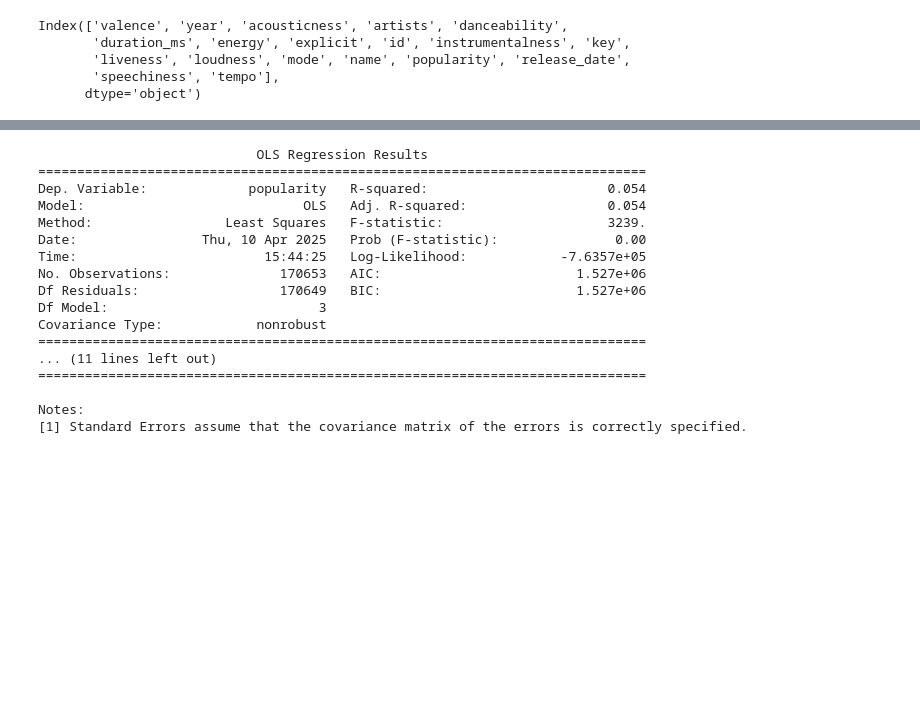
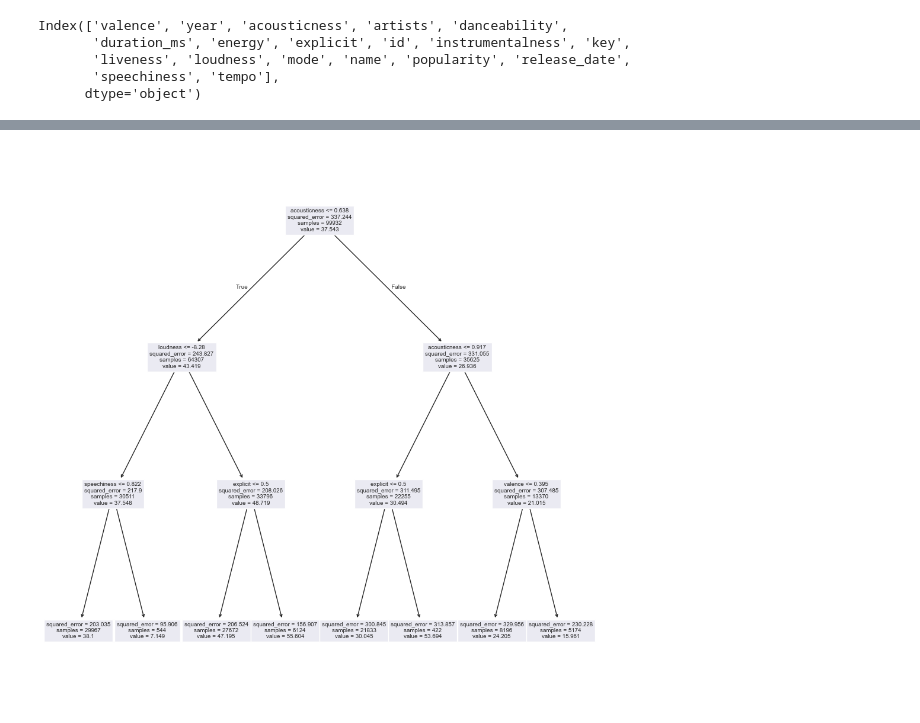
Before and after one commit to CameronOldweiler/DataProjects, a Jupyter notebook: Project2.ipynb, the cells around one changed output, grey strips where cells are left out. Cells and saved outputs as stored; diff of their text form; code cells hidden in the pictures; blank space fills up the shorter version.

```diff
--- a/Project2.ipynb
+++ b/Project2.ipynb
@@ -61,24 +59,0 @@ X = sm.add_constant(X)
-# %%
-# Create our training dataset and our test dataset splits
-X_train, X_test, y_train, y_test = train_test_split(X, y, test_size = 0.2, random_state = 7)
-
-# Creates our model based on the data in the training dataset
-model = sm.OLS(y_train, X_train).fit()
-
-# Runs the predictions from our model created on the training set on the test set
-predictions = model.predict(X_test)
-
-# Computes the MSE for our predictions
-mse = mean_squared_error(y_test, predictions)
-
-# Computes the RSE for our predictions
-n = len(y_test)
-p = X_train.shape[1] - 1
-rse = np.sqrt(mse * n / (n - p - 1))
-
-# Computes the R-squared for our predictions
-r_squared = r2_score(y_test, predictions)
-
-print(f'Test MSE: {mse:.3f}')
-print(f'RSE: {rse:.3f}')
-print(f'R-Squared: {r_squared:.3f}')
@@ -116,21 +60,11 @@ Best model: X3
-# %%
-model2 = sm.OLS(y, sm.add_constant(bestX)).fit()
-print(model2.summary())
-# %% [output]
-                            OLS Regression Results
-==============================================================================
-Dep. Variable:             popularity   R-squared:                       0.054
-Model:                            OLS   Adj. R-squared:                  0.054
-Method:                 Least Squares   F-statistic:                     3239.
-Date:                Thu, 10 Apr 2025   Prob (F-statistic):               0.00
-Time:                        15:44:25   Log-Likelihood:            -7.6357e+05
-No. Observations:              170653   AIC:                         1.527e+06
-Df Residuals:                  170649   BIC:                         1.527e+06
-Df Model:                           3
-Covariance Type:            nonrobust
-==============================================================================
-... (11 lines left out)
-==============================================================================
-
-Notes:
-[1] Standard Errors assume that the covariance matrix of the errors is correctly specified.
+# %%
+# Find indices where popularity is zero
+indices_to_drop = Spotify[Spotify['popularity'] == 0].index
+
+# Drop those rows
+Spotify.drop(indices_to_drop, inplace=True)
+# %%
+model = MS(Spotify.columns.drop(['year', 'artists', 'duration_ms', 'id', 'name', 'release_date', 'popularity']), intercept = False)
+D = model.fit_transform(Spotify)
+feature_names = list(D.columns)
+X = np.asarray(D)
@@ -136,0 +79,9 @@ Notes:
+# %%
+reg = DTR(max_depth = 3)
+reg.fit(X_train, y_train)
+ax = subplots(figsize = (12, 12))[1]
+plot_tree(reg,
+          feature_names = feature_names,
+          ax = ax);
+# %% [output]
+[figure, added]
```
Also changed, not shown: parts of 11 cells of this notebook.
